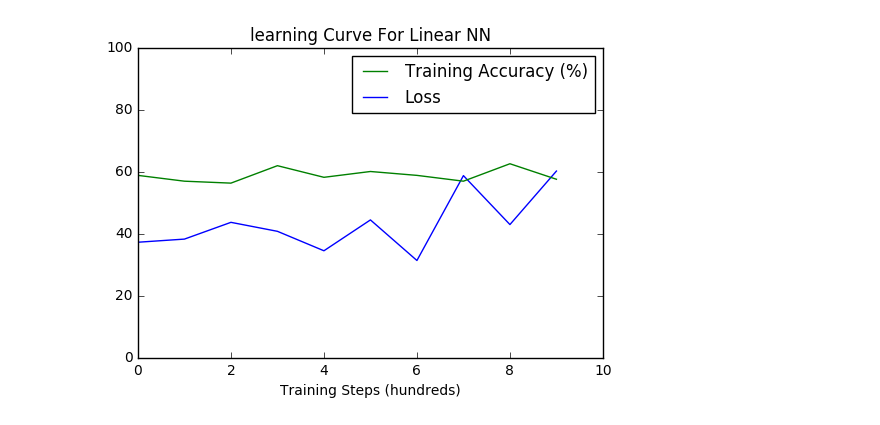
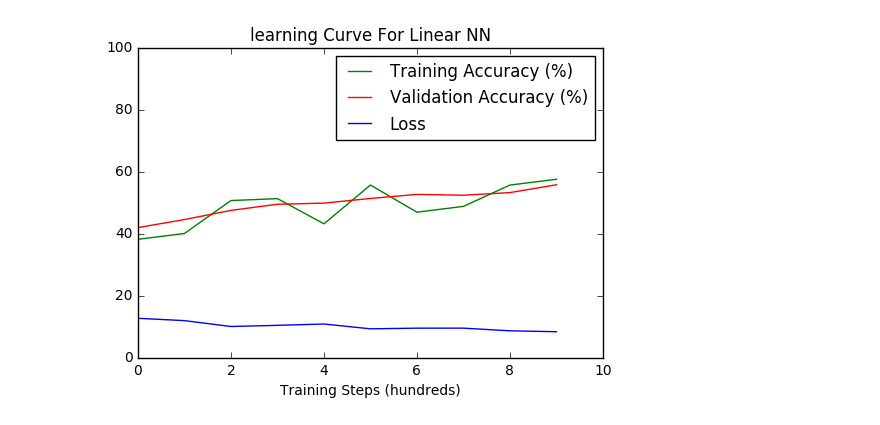
Before and after one commit to charlescc9/deep-learning-image-classification, a Jupyter notebook: svhn_large.ipynb, the cells around one changed output. Saved outputs shown, nothing was run; the diff lists cells and outputs as text; code cells hidden in the pictures.

```diff
--- a/svhn_large.ipynb
+++ b/svhn_large.ipynb
@@ -62,14 +135,0 @@ if '29930.png' in train_metadata:
-# %%
-# look at a few images
-for i in xrange(1, 3):
-    s = '\n'
-    for j in xrange(len(train_metadata[str(i) + '.png'])):
-        s += str(i) + '.png digit ' + str(j) + ':'
-        s += ' height = ' + str(train_metadata[str(i) + '.png'][j]['height'])
-        s += ' wigth = ' + str(train_metadata[str(i) + '.png'][j]['width'])
-        s += ' top = ' + str(train_metadata[str(i) + '.png'][j]['top'])
-        s += ' left = ' + str(train_metadata[str(i) + '.png'][j]['left'])
-        s += ' label = ' + str(train_metadata[str(i) + '.png'][j]['label'])
-        s += '\n' if j != len(train_metadata[str(i) + '.png']) - 1 else ''
-    print(s)
-    display.display(display.Image(train_dir + '/' + str(i) + '.png'))
@@ -286,9 +261,7 @@ def accuracy(preds, labels):
 # Variables
 batch_size = 32
 reg_constant = 0.001
-steps_num = 10001
-steps_num_small = 251
-subset = 100
+steps_num = 1001
 flat_data_size = img_size * img_size * channels_num
 train_accuracies = []
 valid_accuracies = []
@@ -348,7 +321,7 @@ with graph.as_default():
                           regularization)
 
     # Optimizer
-    optimizer = tf.train.GradientDescentOptimizer(0.95).minimize(loss)
+    optimizer = tf.train.AdamOptimizer().minimize(loss)
 
     # Predictions
     train_preds = tf.pack((tf.nn.softmax(train_logits_1),
@@ -375,42 +348,33 @@ with tf.Session(graph=graph) as session:
 
     for i in xrange(steps_num):
         # Get batch data and labels
-        batch_start = batch_size * i % (2000 - batch_size)
+        batch_start = batch_size * i % (train_y.shape[0] - batch_size)
         batch_end = batch_start + batch_size
         batch_X = train_X_flat[batch_start:batch_end,:]
         batch_y = train_y[batch_start:batch_end,:]
-#         batch_X = train_X_flat[:32,:]
-#         batch_y = train_y[:32,:]
         feed_dict = {train_X_tf: batch_X, train_y_tf: batch_y}
         _, l, preds = session.run([optimizer, loss, train_preds], feed_dict)
 
+        # Report validation accuracy
+        if i % 100 == 0 and i != 0:
+            train_accuracy = accuracy(preds, batch_y)
+            valid_accuracy = accuracy(valid_preds.eval(), valid_y)
+            train_accuracies.append(train_accuracy)
+            valid_accuracies.append(valid_accuracy)
+            losses.append(l)
+            print('Step %d: Loss = %.2f, Training accuracy = %.2f%%, Validation accuracy = %.2f%%\n' %
+                  (i, l, train_accuracy, valid_accuracy))
 
-        train = preds
-
-
-        # Report validation accuracy
-        if i % 1000 == 0 and i != 0:
-            train_accuracy = accuracy(preds, batch_y)
-#             valid_accuracy = accuracy(valid_preds.eval(), valid_y)
-            train_accuracies.append(train_accuracy)
-#             valid_accuracies.append(valid_accuracy)
-            losses.append(l)
-#             print('Step %d: Loss = %.2f, Training accuracy = %.2f%%, Validation accuracy = %.2f%%\n' %
-#                   (i, l, train_accuracy, valid_accuracy))
-
-            print('Step %d: Loss = %.2f, Training accuracy = %.2f%%\n' %
-                  (i, l, train_accuracy))
-
-#     print('Test set accuracy = %.2f%%' % accuracy(test_preds.eval(), test_y))
+    print('Test set accuracy = %.2f%%' % accuracy(test_preds.eval(), test_y))
 
 # Plot training graph to access performance
 l, = plt.plot(losses, label='Loss')
 ta, = plt.plot(train_accuracies, label='Training Accuracy (%)')
-# va, = plt.plot(valid_accuracies, label='Validation Accuracy (%)')
+va, = plt.plot(valid_accuracies, label='Validation Accuracy (%)')
 plt.xlabel('Training Steps (hundreds)')
 plt.ylim(0, 100)
 plt.xlim(0, 10)
 plt.title('learning Curve For Linear NN')
-plt.legend(handles=[ta, l])
+plt.legend(handles=[ta, va, l])
 plt.show()
 # %% [output]
@@ -436,4 +398,4 @@ Step 10000: Loss = 60.14, Training accuracy = 57.50%
-[figure, old version]
+[figure, new version]
 # %%
 # Cite source: https://github.com/tensorflow/tensorflow/blob/master/tensorflow/examples/tutorials/deepdream/deepdream.ipynb
 from IPython.display import clear_output, Image, display, HTML
```
Also changed, not shown: parts of 11 cells of this notebook.
